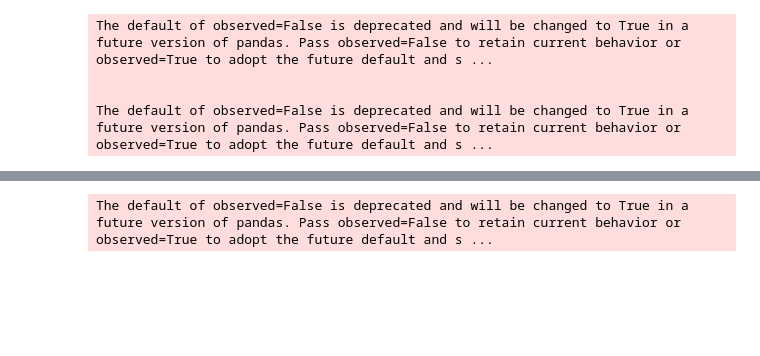
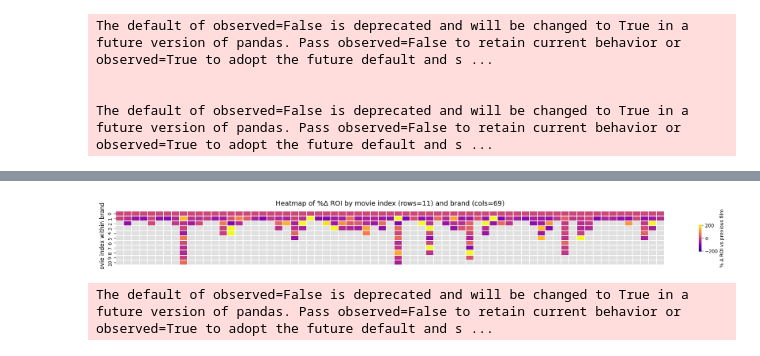
Before and after one commit to OrF8/Reel-Patterns, a Jupyter notebook: Curtain call, please/review_analysis.ipynb, the cells around one changed output, grey strips where cells are left out. Saved outputs shown, nothing was run; the diff lists cells and outputs as text; code cells hidden in the pictures; blank space fills up the shorter version.

```diff
--- a/Curtain call, please/review_analysis.ipynb
+++ b/Curtain call, please/review_analysis.ipynb
@@ -449,0 +476,96 @@ plt.show()
+# %%
+import pandas as pd
+import numpy as np
+import matplotlib.pyplot as plt
+from matplotlib.colors import Normalize
+import seaborn as sns
+
+brand_col = 'franchise_qid'
+index_in_brand_col = 'index_in_franchise'
+
+# base ROI
+rt_series_df['roi'] = rt_series_df['revenue'] / rt_series_df['budget']
+
+# ----- build dense grid -----
+work_df = rt_series_df[
+    rt_series_df[brand_col].notna()
+    & (rt_series_df['n_films_in_franchise'] >= 2)
+    & (rt_series_df[index_in_brand_col] <= 10)
+].copy()
+
+# clean
+work_df = work_df.replace([np.inf, -np.inf], np.nan)
+work_df = work_df[work_df['roi'].notna()]
+
+# keep only needed columns
+df2 = work_df.loc[:, [brand_col, index_in_brand_col, 'roi']].dropna(subset=[brand_col, index_in_brand_col])
+
+# ----- compute % delta vs previous movie within each franchise -----
+# Sort within brand by index, compute pct_change*100; set first entry per brand to 0 (reference)
+df2 = df2.sort_values([brand_col, index_in_brand_col]).copy()
+df2['roi_pct_delta'] = (
+    df2.groupby(brand_col, sort=False)['roi']
+       .apply(lambda s: s.pct_change() * 100.0)
+       .reset_index(level=0, drop=True)
+)
+
+# first movie in each brand = reference (0%)
+first_idx_mask = df2.groupby(brand_col, sort=False)[index_in_brand_col].transform('min') == df2[index_in_brand_col]
+df2.loc[first_idx_mask, 'roi_pct_delta'] = 0.0
+
+# collapse duplicates (brand,index): mean delta if multiple rows map to same slot
+collapsed = (df2.groupby([brand_col, index_in_brand_col], as_index=False)['roi_pct_delta'].mean())
+
+# all brands / full width
+brands = np.sort(collapsed[brand_col].unique())
+max_idx = int(collapsed[index_in_brand_col].max()) if len(collapsed) else 1
+all_cols = np.arange(0, max_idx + 1)  # include max index
+
+# pivot and reindex to full grid; leave missing as NaN (we'll color them gray)
+mat = (collapsed
+       .pivot_table(index=index_in_brand_col, columns=brand_col, values='roi_pct_delta', aggfunc='mean')
+       .reindex(index=all_cols, columns=brands)
+       .astype('float64', copy=False))
+
+# robust, symmetric color scaling around 0
+vals = mat.to_numpy()
+finite = np.isfinite(vals)
+if finite.any():
+    a = np.nanpercentile(np.abs(vals[finite]), 95)
+    vmax = a if a > 0 else np.nanmax(np.abs(vals[finite]))
+    vmax = float(vmax) if np.isfinite(vmax) and vmax > 0 else 1.0
+    vmin = -vmax
+else:
+    vmin, vmax = -1.0, 1.0
+
+# plotting
+cmap = plt.cm.plasma
+cmap.set_bad("#e0e0e0")  # gray for missing
+
+n_rows, n_cols = mat.shape
+cell_w, cell_h = 0.3, 0.2
+fig_w = n_cols * cell_w
+fig_h = n_rows * cell_h
+
+plt.figure(figsize=(fig_w, fig_h))
+ax = sns.heatmap(
+    mat,
+    cmap=cmap,
+    norm=Normalize(vmin=vmin, vmax=vmax),
+    cbar=True,
+    linewidths=0.3, linecolor="white",
+    square=False,
+    cbar_kws={"shrink": 0.5, "aspect": 10, "label": "% Δ ROI vs previous film"},
+)
+
+# axes formatting
+ax.set_ylabel("Movie index within brand", fontsize=12)
+ax.set_xlabel("")  # hide brand ids
+ax.set_xticks([])
+
+plt.title(f"Heatmap of %Δ ROI by movie index (rows={n_rows}) and brand (cols={n_cols})",
+          fontsize=14, pad=12)
+
+plt.tight_layout()
+plt.show()
+# %% [output]
@@ -450,3 +573,4 @@ plt.show()
+[figure, added]
 # %%
 import pandas as pd
 import matplotlib.pyplot as plt
```
Also changed, not shown: parts of 11 cells of this notebook, 1 other file.
